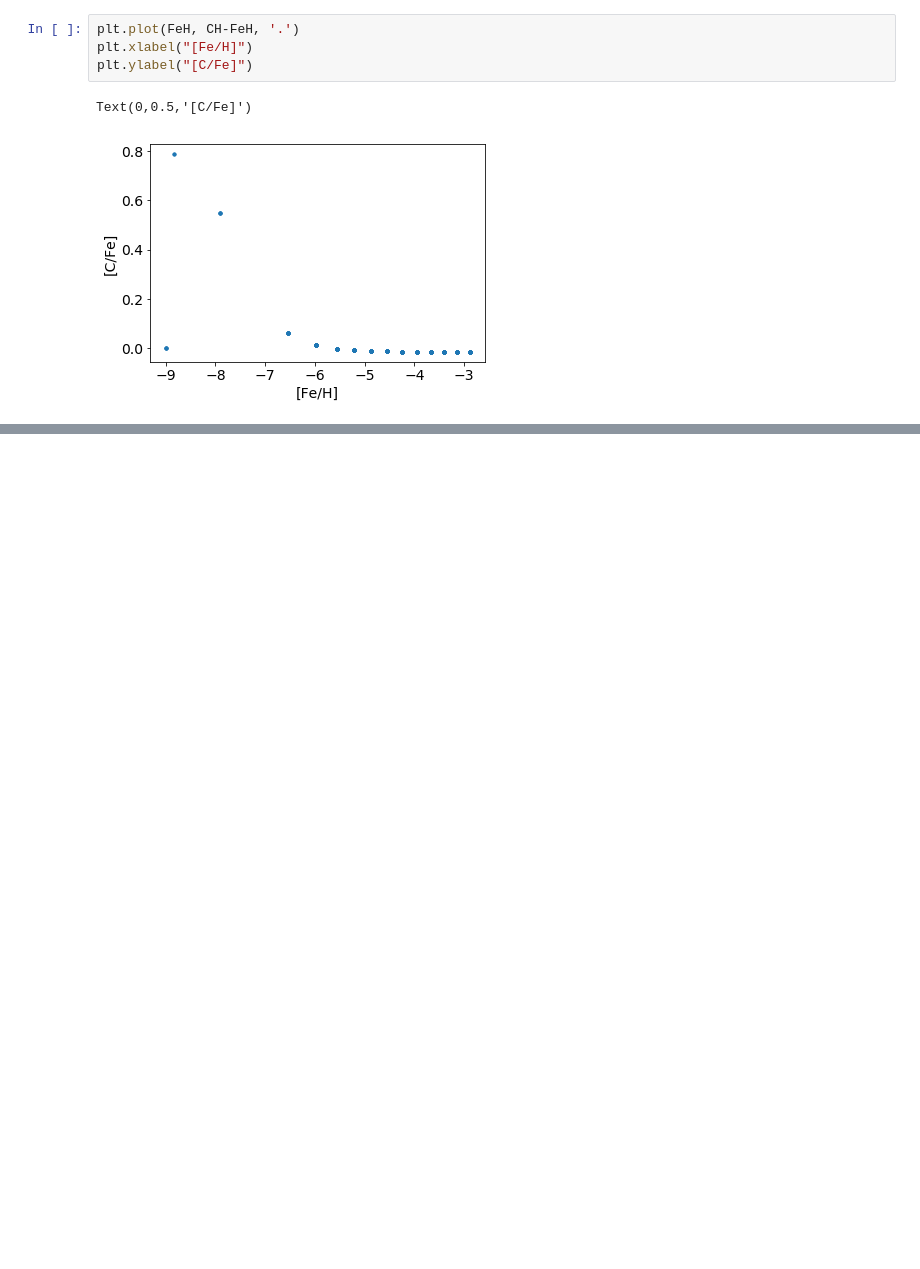
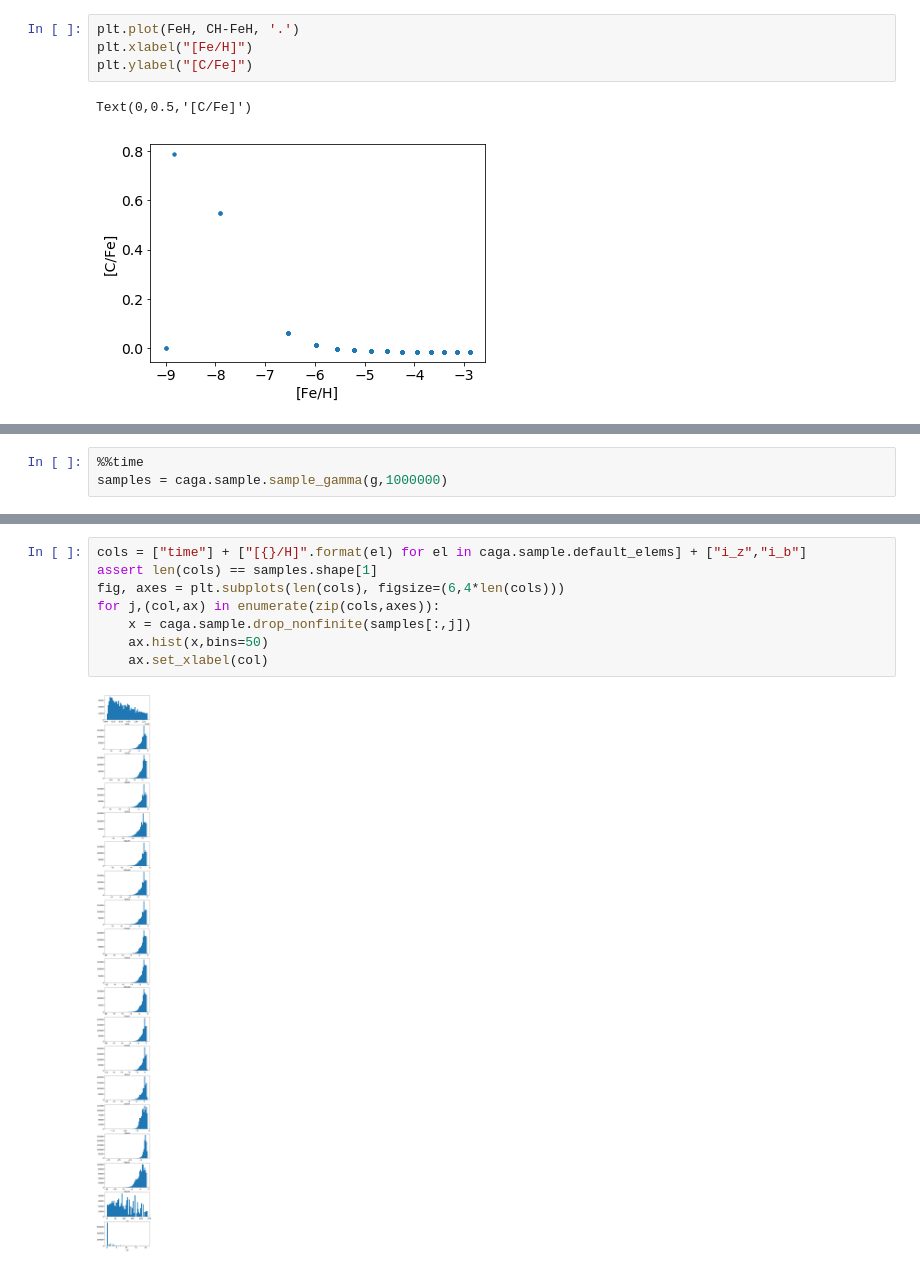
Before and after one commit to caterpillarproject/caga, a Jupyter notebook: notebooks/GAMMATreeBasic.ipynb, the cells around one changed output, grey strips where cells are left out. Saved outputs shown, nothing was run; the diff lists cells and outputs as text; blank space fills up the shorter version.

```diff
--- a/notebooks/GAMMATreeBasic.ipynb
+++ b/notebooks/GAMMATreeBasic.ipynb
@@ -119,0 +132,3 @@ Text(0,0.5,'[C/Fe]')
+# %%
+%%time
+samples = caga.sample.sample_gamma(g,1000000)
@@ -119,0 +138,10 @@ Text(0,0.5,'[C/Fe]')
+# %%
+cols = ["time"] + ["[{}/H]".format(el) for el in caga.sample.default_elems] + ["i_z","i_b"]
+assert len(cols) == samples.shape[1]
+fig, axes = plt.subplots(len(cols), figsize=(6,4*len(cols)))
+for j,(col,ax) in enumerate(zip(cols,axes)):
+    x = caga.sample.drop_nonfinite(samples[:,j])
+    ax.hist(x,bins=50)
+    ax.set_xlabel(col)
+# %% [output]
+[figure, added]
```
Also changed, not shown: parts of 12 cells of this notebook, 1 other file.
